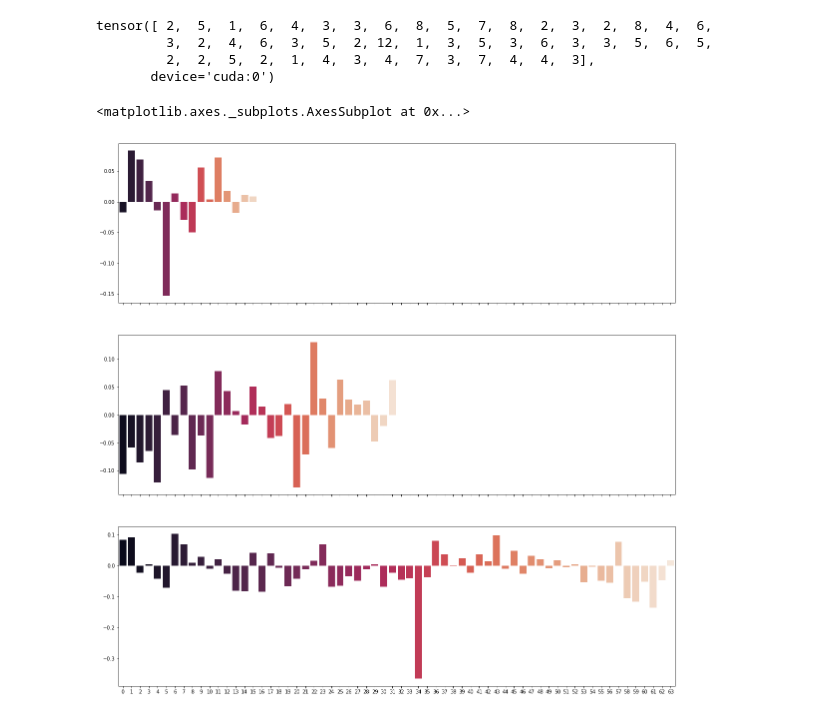
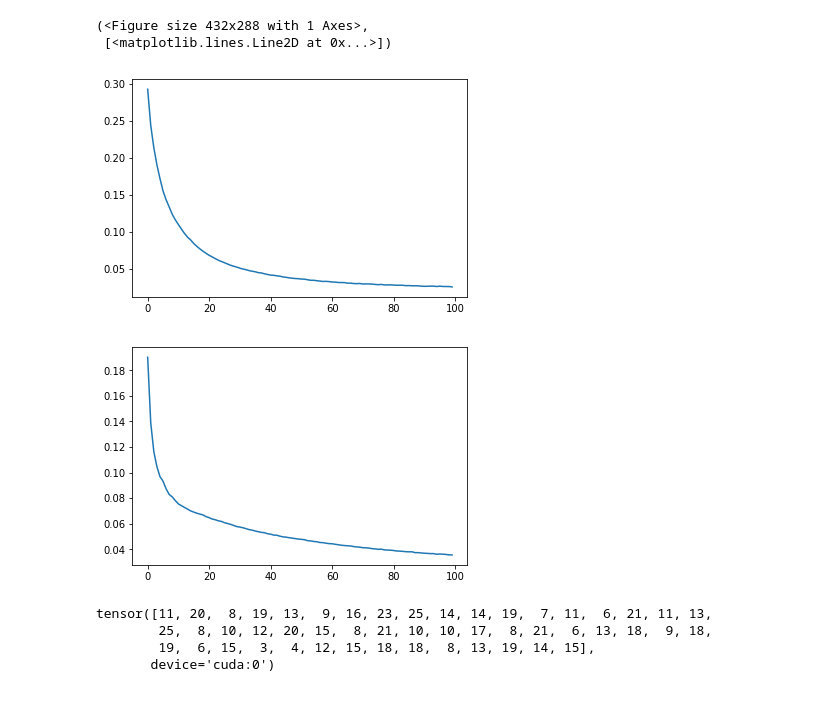
Before and after one commit to alexander-prutko/otus-ds-homework, a Jupyter notebook: homework-4/sparse_ae_th_l1.ipynb, the cells around one changed output. Drawn from its saved outputs; the diff is of its cells as text; code cells hidden in the pictures.

```diff
--- a/homework-4/sparse_ae_th_l1.ipynb
+++ b/homework-4/sparse_ae_th_l1.ipynb
@@ -169,26 +165,32 @@ Test set:
+# %%
+test_log['64']
+losses = np.array([[it[0],it[1]] for it in test_log['64']])
+N = losses.shape[0]
+plt.figure(1), plt.plot(range(N), losses[:,0])
+plt.figure(2), plt.plot(range(N), losses[:,1])
+# %% [output]
+(<Figure size 432x288 with 1 Axes>,
+ [<matplotlib.lines.Line2D at 0x...>])
+[figure, added]
+[figure, added]
 # %%
+mod = '64'
+mod_ = int(mod)
 data, _ = next(iter(test_loader))
-output = models['64'](data.to(device))
+output = models[mod](data.to(device))
 to_plot = output.view(-1, 1, 28, 28).clamp(0, 1).data.cpu().numpy()
-decoded = models['64'].decode(torch.eye(64).to(device))
+decoded = models[mod].decode(torch.eye(mod_).to(device))
 dec_to_plot = ((decoded.view(-1, 1, 28, 28)+1)*0.5).clamp(0, 1).data.cpu().numpy()
+decoded_neg = models[mod].decode(-torch.eye(mod_).to(device))
+dec_neg_to_plot = ((decoded_neg.view(-1, 1, 28, 28)+1)*0.5).clamp(0, 1).data.cpu().numpy()
 with torch.no_grad():
-    encoded = models['64'].E(data.view(-1, 28*28).to(device))
-    print((encoded > 0.5).sum(1))
-    encoded[encoded < 0.5] = 0.
-    decoded_f = models['64'].decode(encoded)
+    encoded = models[mod].E(data.view(-1, 28*28).to(device))
+    print((torch.abs(encoded) > 0.05).sum(1))
+    encoded[torch.abs(encoded) < 0.05] = 0.
+    decoded_f = models[mod].decode(encoded)
     f_to_plot = ((decoded_f.view(-1, 1, 28, 28)+1)*0.5).clamp(0, 1).data.cpu().numpy()
 # %% [output]
-tensor([ 2,  5,  1,  6,  4,  3,  3,  6,  8,  5,  7,  8,  2,  3,  2,  8,  4,  6,
-         3,  2,  4,  6,  3,  5,  2, 12,  1,  3,  5,  3,  6,  3,  3,  5,  6,  5,
-         2,  2,  5,  2,  1,  4,  3,  4,  7,  3,  7,  4,  4,  3],
+tensor([11, 20,  8, 19, 13,  9, 16, 23, 25, 14, 14, 19,  7, 11,  6, 21, 11, 13,
+        25,  8, 10, 12, 20, 15,  8, 21, 10, 10, 17,  8, 21,  6, 13, 18,  9, 18,
+        19,  6, 15,  3,  4, 12, 15, 18, 18,  8, 13, 19, 14, 15],
        device='cuda:0')
-# %%
-f, (ax1, ax2, ax3) = plt.subplots(3, 1, figsize=(20, 20), sharex=True)
-i = 19
-sns.barplot(np.arange(16), test_log['16'][i][2].cpu().numpy(), palette="rocket", ax=ax1)
-sns.barplot(np.arange(32), test_log['32'][i][2].cpu().numpy(), palette="rocket", ax=ax2)
-sns.barplot(np.arange(64), test_log['64'][i][2].cpu().numpy(), palette="rocket", ax=ax3)
-# %% [output]
-<matplotlib.axes._subplots.AxesSubplot at 0x...>
-[figure, removed]
```
Also changed, not shown: parts of 11 cells of this notebook, 2 other files.
